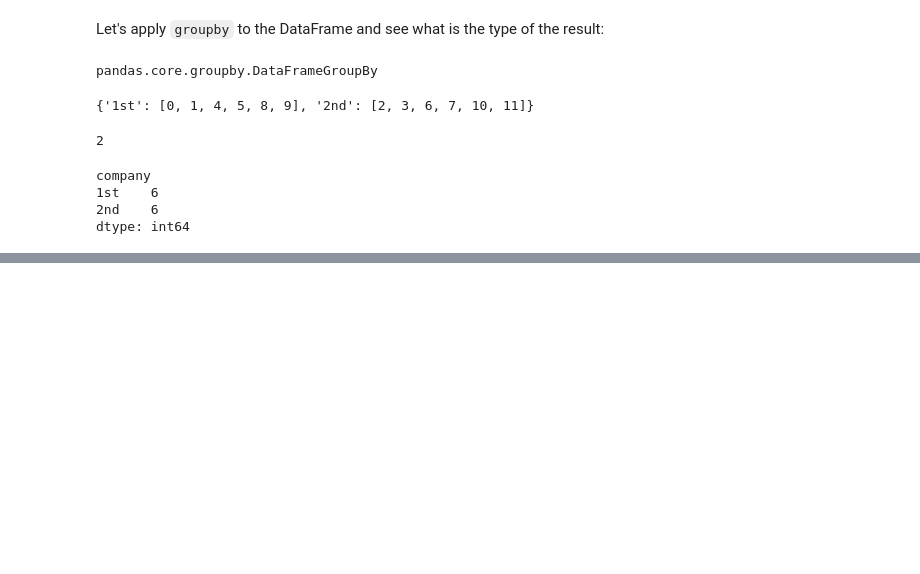
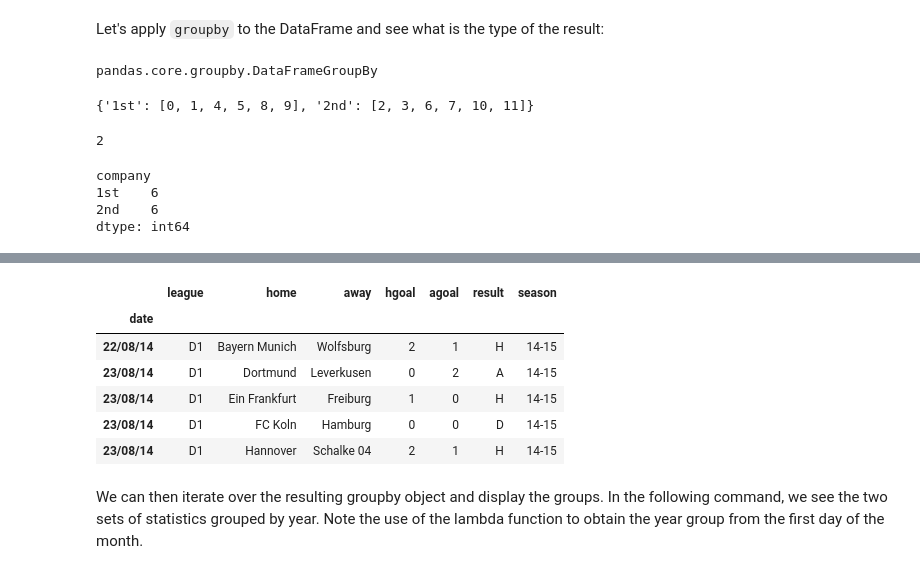
Before and after one commit to eneskemalergin/Blog-Notebooks, a Jupyter notebook: Introduction_to_Pandas-3.ipynb, the cells around one changed output, grey strips where cells are left out. Drawn from its saved outputs; the diff is of its cells as text; code cells hidden in the pictures; blank space fills up the shorter version.

```diff
--- a/Introduction_to_Pandas-3.ipynb
+++ b/Introduction_to_Pandas-3.ipynb
@@ -73,0 +75,4 @@ TypeError: 'bool' object is not callable
+# %%
+seasonData = pd.read_csv("./data/full_soccer.csv", header=None)
+seasonData.columns = ["league", 'date', 'home', 'away', 'hgoal', 'agoal', 'result', 'season']
+seasonData.head()
@@ -73,0 +86,11 @@ TypeError: 'bool' object is not callable
+# %%
+seasonData = seasonData.set_index('date')
+seasonData.head()
+# %% [output]
+|  | league | home | away | hgoal | agoal | result | season |
+| date |  |  |  |  |  |  |  |
+| 22/08/14 | D1 | Bayern Munich | Wolfsburg | 2 | 1 | H | 14-15 |
+| 23/08/14 | D1 | Dortmund | Leverkusen | 0 | 2 | A | 14-15 |
+| 23/08/14 | D1 | Ein Frankfurt | Freiburg | 1 | 0 | H | 14-15 |
+| 23/08/14 | D1 | FC Koln | Hamburg | 0 | 0 | D | 14-15 |
+| 23/08/14 | D1 | Hannover | Schalke 04 | 2 | 1 | H | 14-15 |
@@ -73,0 +99,2 @@ TypeError: 'bool' object is not callable
+# %% [markdown]
+We can then iterate over the resulting groupby object and display the groups. In the following command, we see the two sets of statistics grouped by year. Note the use of the lambda function to obtain the year group from the first day of the month.
```
Also changed, not shown: parts of 24 cells of this notebook, 1 other file.
